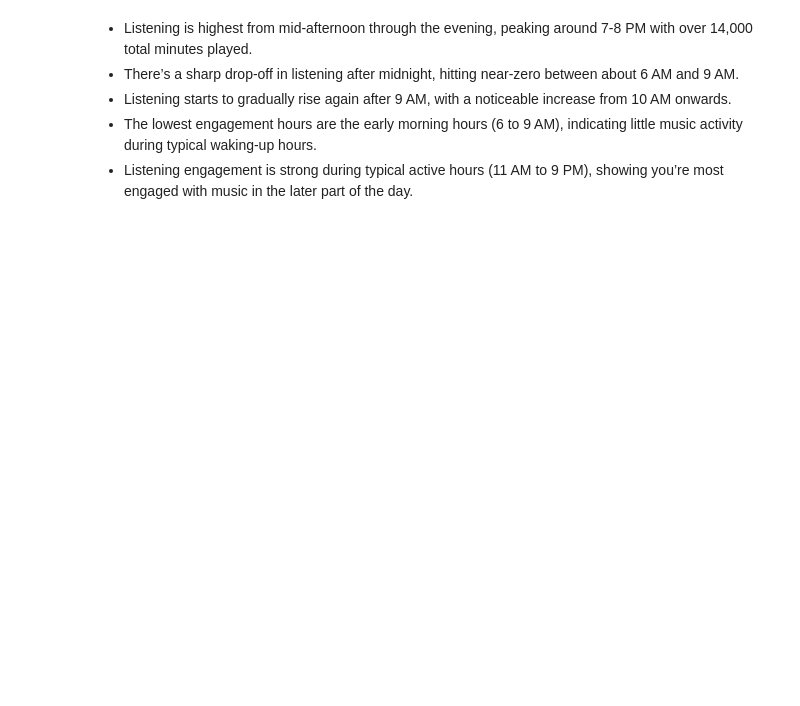
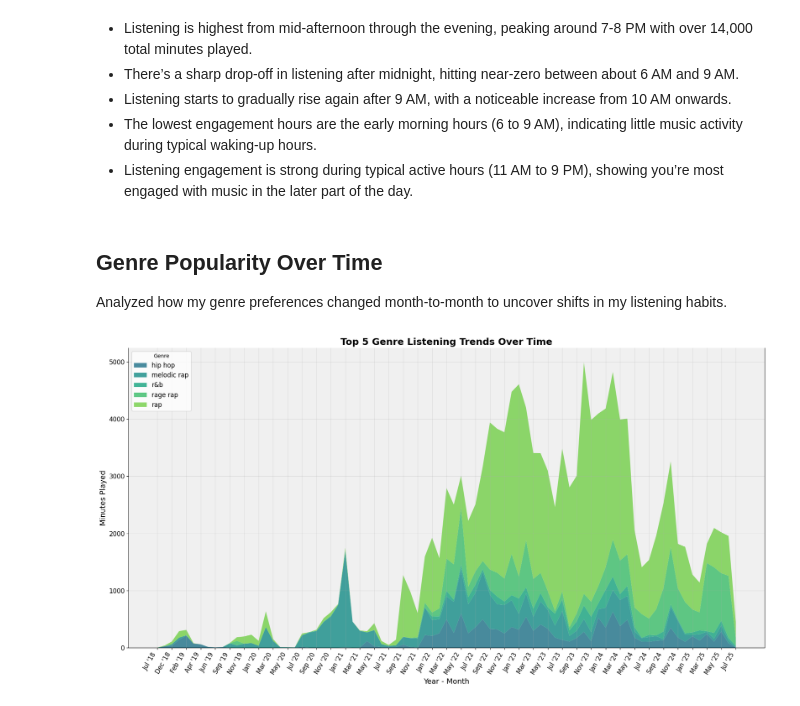
Before and after one commit to Nscook19/Spotify-Data-Analysis, a Jupyter notebook: notebooks/04_SQL_analysis.ipynb, the cells around one changed output. Drawn from its saved outputs; the diff is of its cells as text; code cells hidden in the pictures; blank space fills up the shorter version.

Commit message:
new graph

```diff
--- a/notebooks/04_SQL_analysis.ipynb
+++ b/notebooks/04_SQL_analysis.ipynb
@@ -109,3 +109,59 @@ plt.show()
 - Listening starts to gradually rise again after 9 AM, with a noticeable increase from 10 AM onwards.
 - The lowest engagement hours are the early morning hours (6 to 9 AM), indicating little music activity during typical waking-up hours.
 - Listening engagement is strong during typical active hours (11 AM to 9 PM), showing you’re most engaged with music in the later part of the day.
+# %% [markdown]
+## Genre Popularity Over Time
+Analyzed how my genre preferences changed month-to-month to uncover shifts in my listening habits.
+# %%
+import numpy as np
+
+query = """
+SELECT
+    strftime('%Y-%m', DATE(ts)) as month,
+    genre,
+    SUM(ms_played) / 60000.0 as minutes_played
+FROM streaming
+GROUP BY month, genre
+ORDER BY month, minutes_played DESC;
+"""
+
+
+genre_monthly = pd.read_sql(query, conn)
+
+# Sort months to ensure time order
+# Filter for top genres and pivot the data
+top_genres = ['rap', 'rage rap', 'melodic rap', 'hip hop', 'r&b']  # Example top genres
+filtered = genre_monthly[genre_monthly['genre'].isin(top_genres)]
+filtered = filtered.pivot(index='month', columns='genre', values='minutes_played').fillna(0)
+
+# Sort months to ensure time order
+filtered = filtered.sort_index()
+
+plt.figure(figsize=(18, 10.5))
+
+colors = plt.cm.viridis(np.linspace(0.4, 0.8, len(filtered.columns)))
+
+plt.stackplot(filtered.index, filtered.T, labels=filtered.columns, colors=colors, alpha=0.85)
+
+plt.title("Top 5 Genre Listening Trends Over Time", fontsize=18, weight='bold')
+plt.xlabel("Year - Month", fontsize=14)
+plt.ylabel("Minutes Played", fontsize=14)
+
+formatted_labels = pd.to_datetime(filtered.index).strftime("%b '%y")
+ticks_to_show = range(0, len(formatted_labels), 2)  # every 2 months
+
+plt.yticks(fontsize=12)
+
+# Use reduced ticks with filtered labels here:
+plt.xticks(ticks=ticks_to_show, labels=[formatted_labels[i] for i in ticks_to_show], rotation=60, fontsize=12, ha='right')
+
+plt.legend(title='Genre', loc='upper left', fontsize=12)
+plt.grid(alpha=0.3)
+
+plt.tight_layout()
+plt.gca().set_facecolor('#f0f0f0')
+plt.gca().spines['top'].set_visible(False)
+plt.subplots_adjust(bottom=0.2)
+plt.show()
+# %% [output]
+[figure, added]
```
Also changed, not shown: parts of 2 cells of this notebook.
